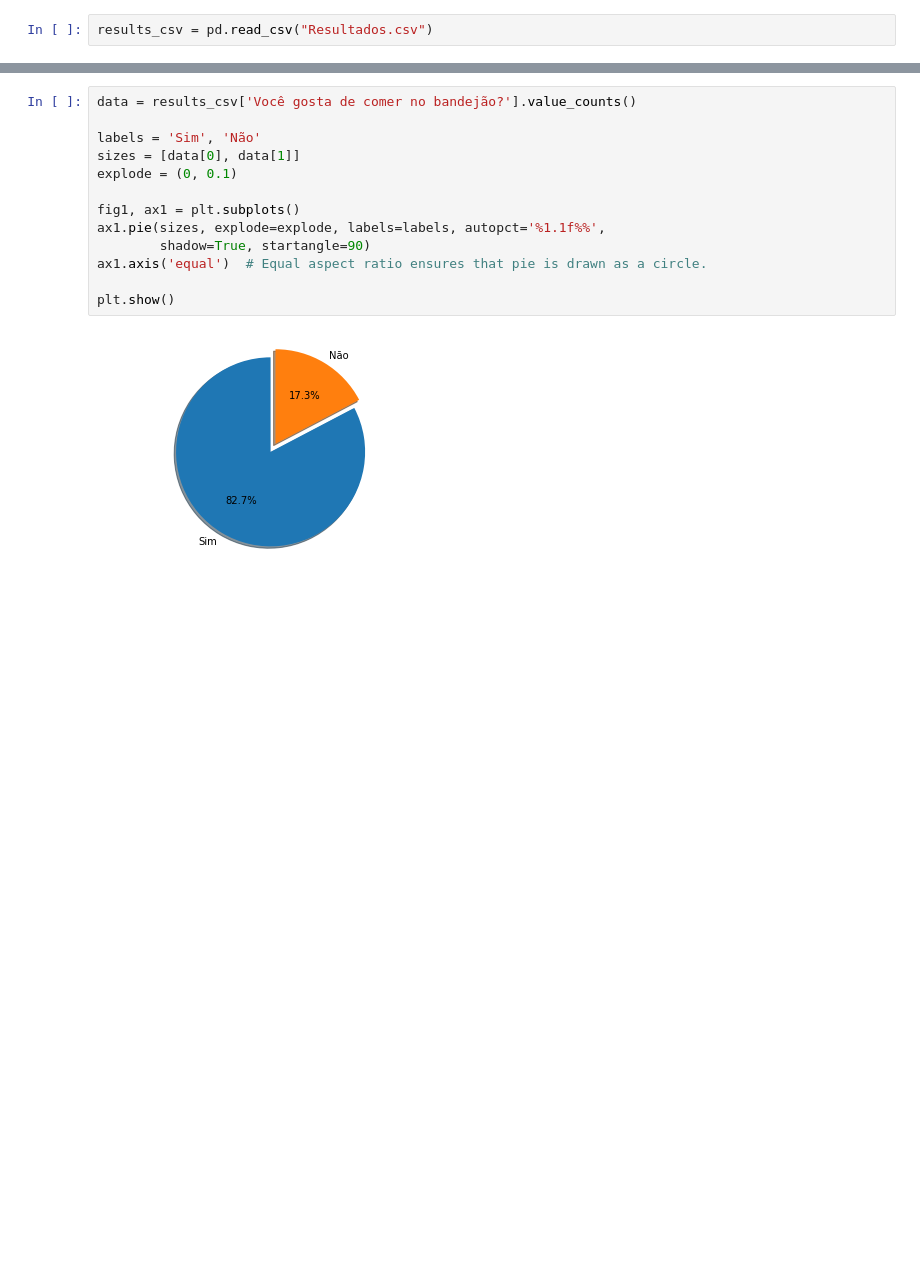
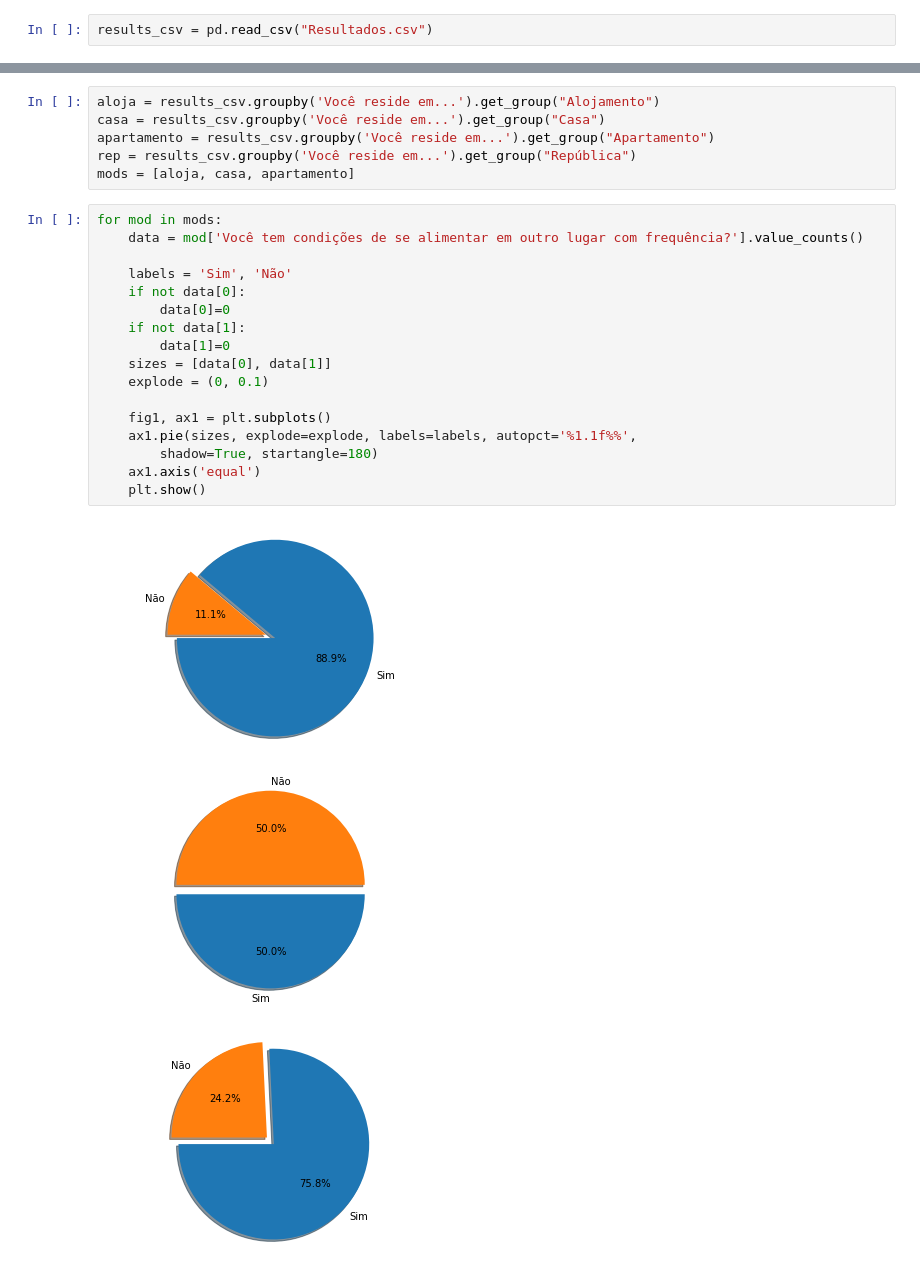
Before and after one commit to silmarp/SME0520-dependencia-alimentar-do-restaurante-universitario, a Jupyter notebook: Analize.ipynb, the cells around one changed output, grey strips where cells are left out. Saved outputs shown, nothing was run; the diff lists cells and outputs as text; blank space fills up the shorter version.

```diff
--- a/Analize.ipynb
+++ b/Analize.ipynb
@@ -25,18 +25,30 @@ results_csv
 | 49 | Alojamento | Não | Sim | 20 a 40 reais | ... |
 | 50 | Casa | Sim | Sim | 0 a 20 reais | ... |
 | 51 | Apartamento | Não | Sim | 0 a 20 reais | ... |
+# %%
+aloja = results_csv.groupby('Você reside em...').get_group("Alojamento")
+casa = results_csv.groupby('Você reside em...').get_group("Casa")
+apartamento = results_csv.groupby('Você reside em...').get_group("Apartamento")
+rep = results_csv.groupby('Você reside em...').get_group("República")
+mods = [aloja, casa, apartamento]
 # %%
-data = results_csv['Você gosta de comer no bandejão?'].value_counts()
+for mod in mods:
+    data = mod['Você tem condições de se alimentar em outro lugar com frequência?'].value_counts()
 
-labels = 'Sim', 'Não'
-sizes = [data[0], data[1]]
-explode = (0, 0.1)
+    labels = 'Sim', 'Não'
+    if not data[0]:
+        data[0]=0
+    if not data[1]:
+        data[1]=0
+    sizes = [data[0], data[1]]
+    explode = (0, 0.1)
 
-fig1, ax1 = plt.subplots()
-ax1.pie(sizes, explode=explode, labels=labels, autopct='%1.1f%%',
-        shadow=True, startangle=90)
-ax1.axis('equal')  # Equal aspect ratio ensures that pie is drawn as a circle.
-
-plt.show()
+    fig1, ax1 = plt.subplots()
+    ax1.pie(sizes, explode=explode, labels=labels, autopct='%1.1f%%',
+        shadow=True, startangle=180)
+    ax1.axis('equal')
+    plt.show()
 # %% [output]
-[figure, old version]
+[figure, new version]
+[figure, added]
+[figure, added]
```
Also changed, not shown: parts of 2 cells of this notebook.
